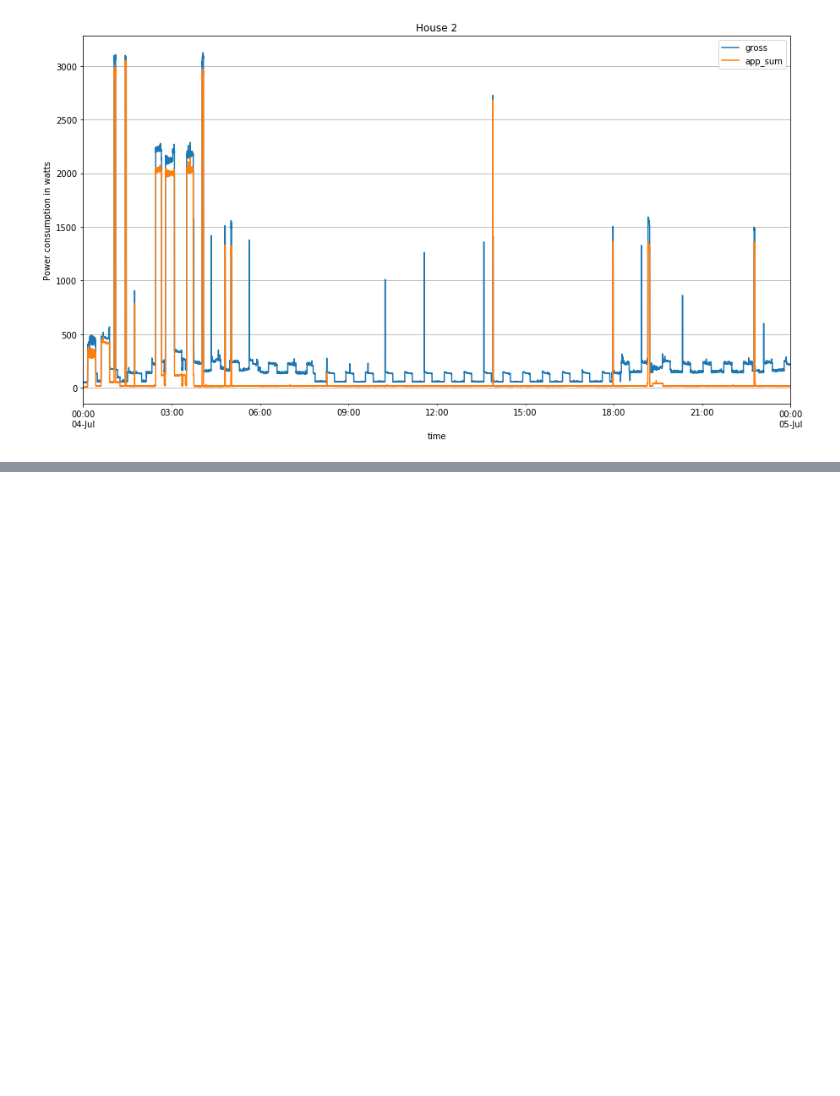
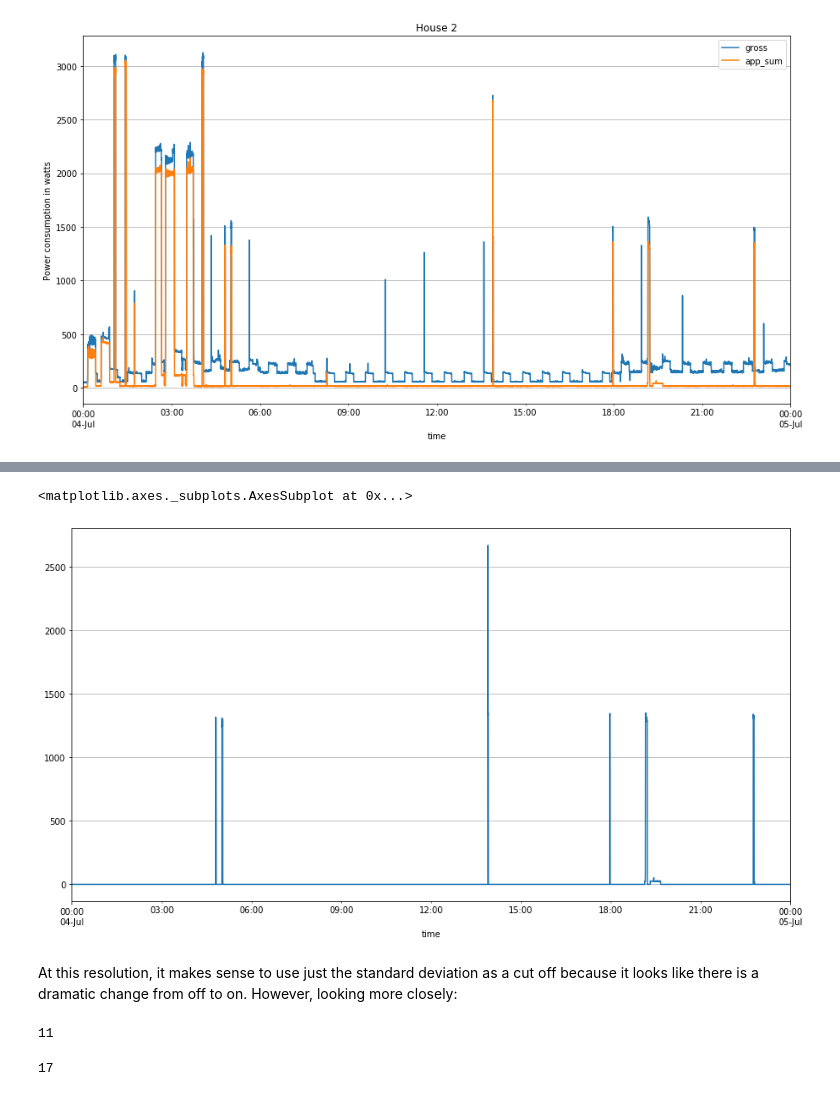
Before and after one commit to BitKnitting/FitHome_Analysis, a Jupyter notebook: notebooks/UK_DALE_noodling/EDA_UKDale_GoogleBlog.ipynb, the cells around one changed output, grey strips where cells are left out. Drawn from its saved outputs; the diff is of its cells as text; code cells hidden in the pictures; blank space fills up the shorter version.

```diff
--- a/notebooks/UK_DALE_noodling/EDA_UKDale_GoogleBlog.ipynb
+++ b/notebooks/UK_DALE_noodling/EDA_UKDale_GoogleBlog.ipynb
@@ -25,7 +21,7 @@ import pandas as pd
 %%time
 
 with open('/content/drive/My Drive/Colab Notebooks/e2e_demo_processed_h2_appliance.csv') as f:
-    energy_data = pd.read_csv(f,
+    input_data = pd.read_csv(f,
                             index_col=0,
                             parse_dates=True)
 # %% [output]
@@ -34,3 +30,6 @@ Wall time: 14.5 s
+# %%
+# @title copying data to another dataframe
+energy_data = input_data
 # %%
 # @title Let's take a peek...
 energy_data.head()
@@ -290,0 +311,17 @@ Text(0, 0.5, 'Power consumption in watts')
+# %%
+# @title zoom in on microwave readings
+microwave = sub_df['microwave']
+microwave.plot(figsize=(15, 8),grid=True)
+# %% [output]
+<matplotlib.axes._subplots.AxesSubplot at 0x...>
+[figure, added]
+# %% [markdown]
+At this resolution, it makes sense to use just the standard deviation as a cut off because it looks like there is a dramatic change from off to on.  However, looking more closely:
+# %%
+import datetime
+now = datetime.datetime.now()
+print(now.month)
+now.day
+# %% [output]
+11
+17
```
Also changed, not shown: parts of 13 cells of this notebook.
